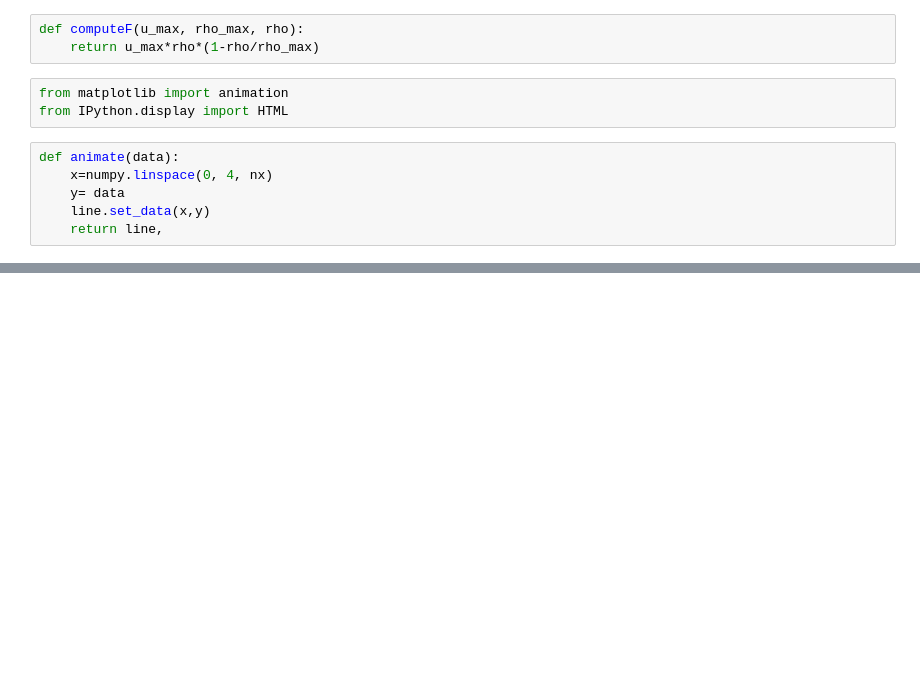
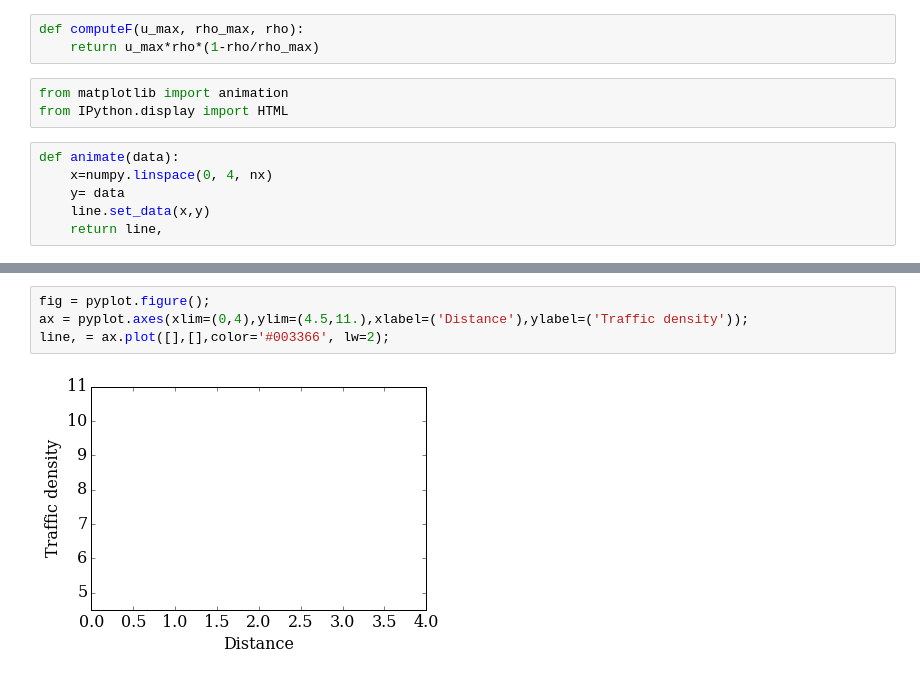
Before and after one commit to DavidZHANG9210/MAE6286, a Jupyter notebook: Moduel 3 lesson 2.ipynb, the cells around one changed output, grey strips where cells are left out. Cells and saved outputs as stored; diff of their text form; blank space fills up the shorter version.

```diff
--- a/Moduel 3 lesson 2.ipynb
+++ b/Moduel 3 lesson 2.ipynb
@@ -51,0 +126,6 @@ def laxfriedrichs(rho, nt, dt, dx, rho_max, u_max):
+# %%
+fig = pyplot.figure();
+ax = pyplot.axes(xlim=(0,4),ylim=(4.5,11.),xlabel=('Distance'),ylabel=('Traffic density'));
+line, = ax.plot([],[],color='#003366', lw=2);
+# %% [output]
+[figure, added]
```
Also changed, not shown: parts of 12 cells of this notebook.
